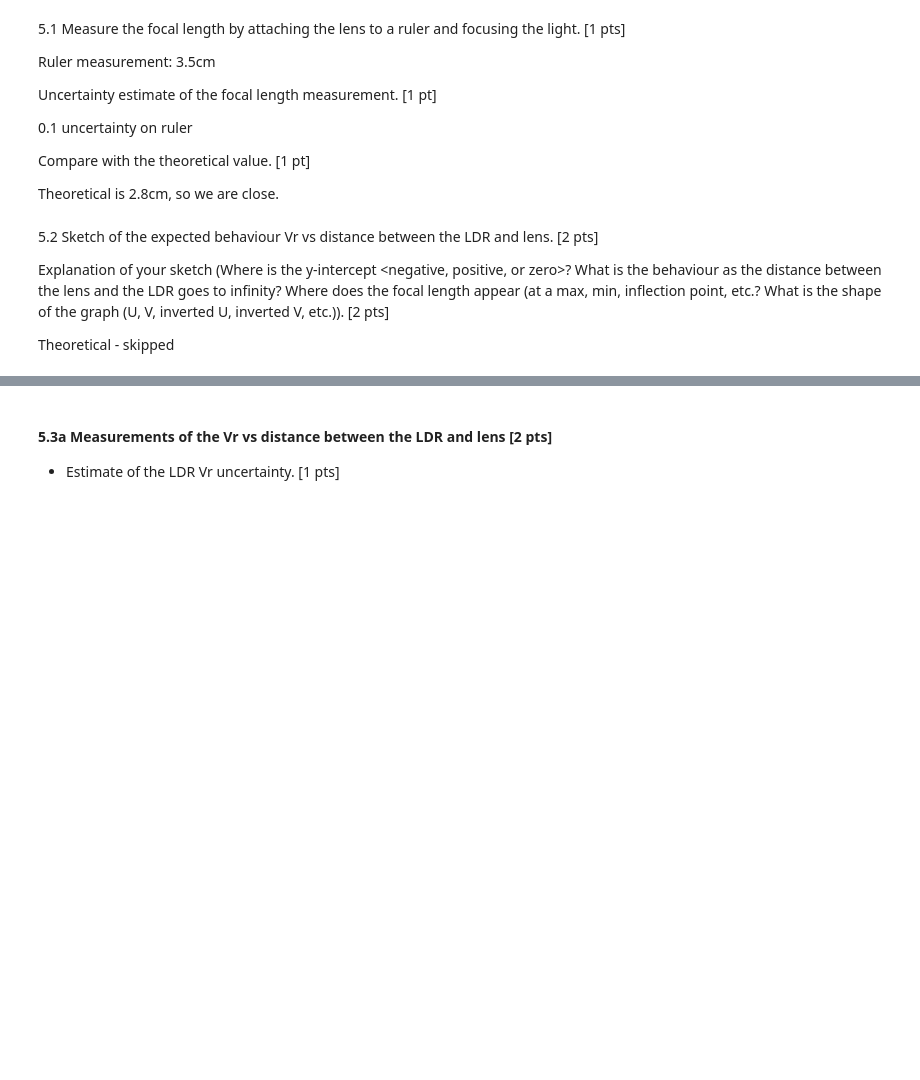
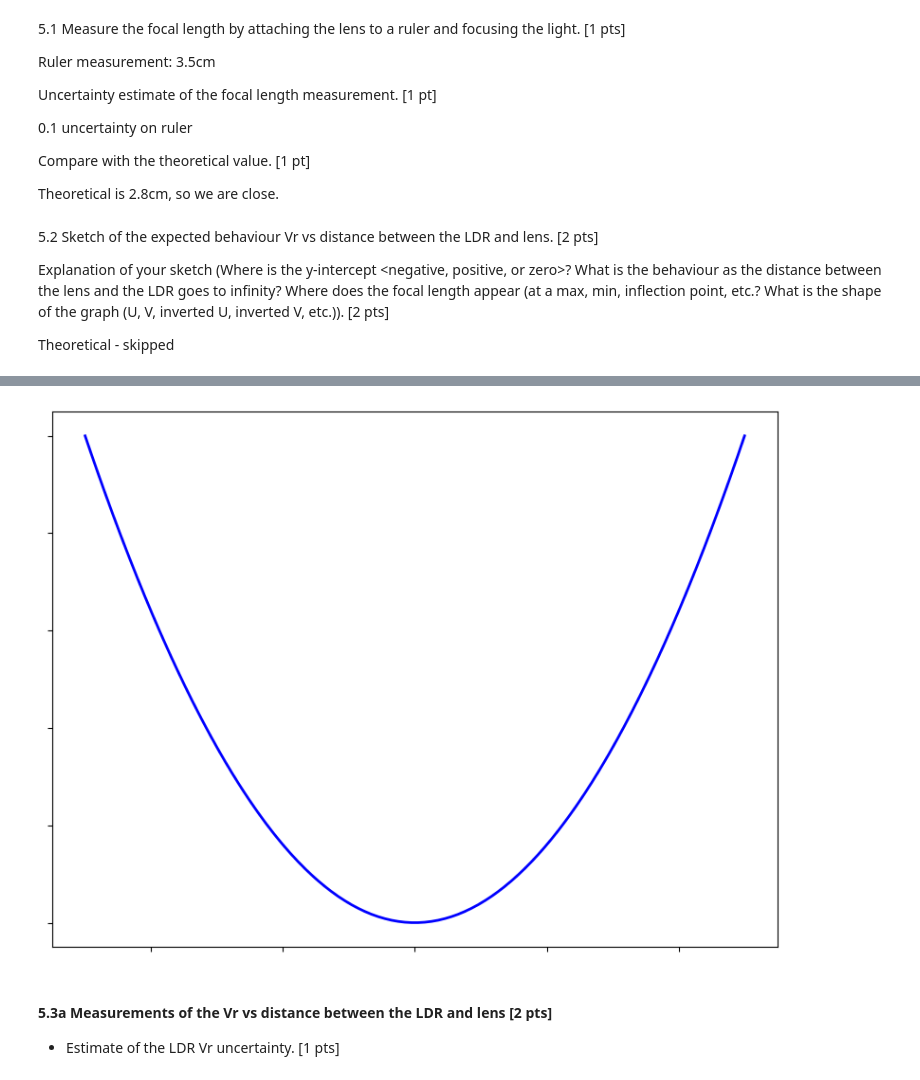
Before and after one commit to alex06-15/phys_250, a Jupyter notebook: Fri4-Electronics W2.ipynb, the cells around one changed output, grey strips where cells are left out. Saved outputs shown, nothing was run; the diff lists cells and outputs as text; code cells hidden in the pictures; blank space fills up the shorter version.

Commit message:
Update Electronics II lab notebook with matplotlib graph

```diff
--- a/Fri4-Electronics W2.ipynb
+++ b/Fri4-Electronics W2.ipynb
@@ -160,3 +162,19 @@ Theoretical - skipped
+# %%
+import matplotlib.pyplot as plt
+import numpy as np
+
+x = np.linspace(-5, 5, 100)
+y = x**2
+plt.figure(figsize=(8, 6))
+plt.plot(x, y, 'b-', linewidth=2)
+plt.xlabel('x', fontsize=12)
+plt.ylabel('y = x²', fontsize=12)
+plt.tick_params(labelbottom=False, labelleft=False)
+plt.grid(True, alpha=0.3)
+plt.tight_layout()
+plt.show()
+# %% [output]
+[figure, added]
 # %% [markdown]
 #### 5.3a Measurements of the Vr vs distance between the LDR and lens [2 pts]
 - Estimate of the LDR Vr uncertainty. [1 pts]
```
Also changed, not shown: parts of 1 cell of this notebook.
